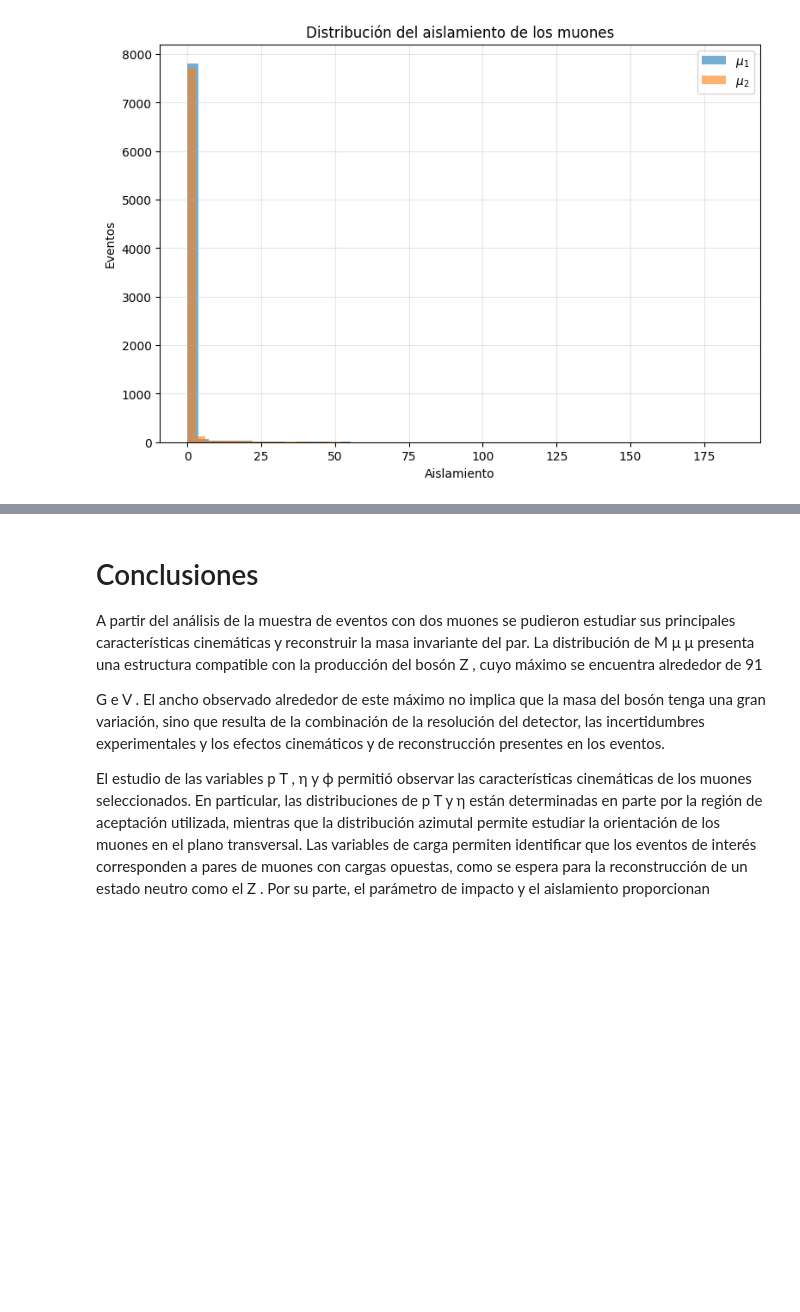
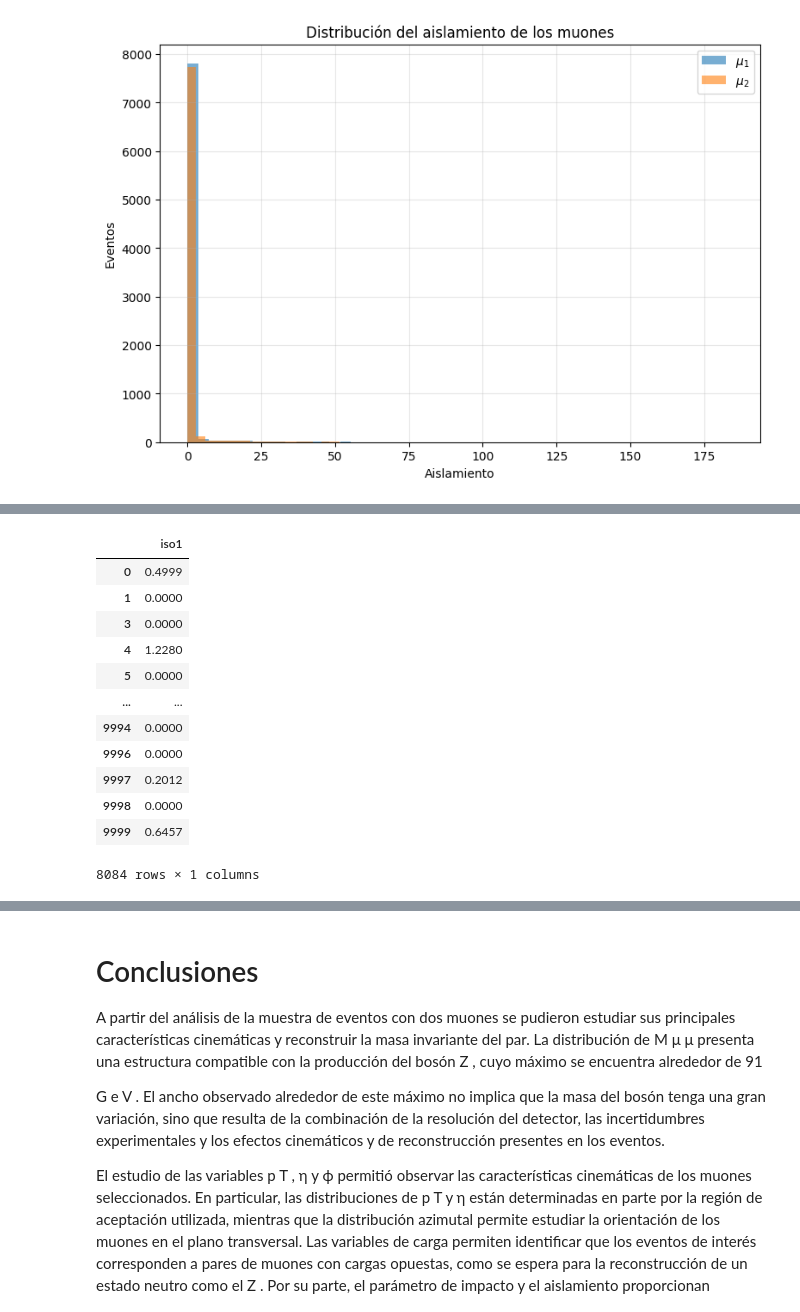
Before and after one commit to YatzyOmg/Particle-Physics, a Jupyter notebook: Reconstrucción_de_la_masa_invariante_de_un_par_de_muones.ipynb, the cells around one changed output, grey strips where cells are left out. Cells and saved outputs as stored; diff of their text form; code cells hidden in the pictures; blank space fills up the shorter version.

```diff
--- a/Reconstrucción_de_la_masa_invariante_de_un_par_de_muones.ipynb
+++ b/Reconstrucción_de_la_masa_invariante_de_un_par_de_muones.ipynb
@@ -275,0 +288,16 @@ plt.show()
+# %%
+df_sel[["iso1"]]
+# %% [output]
+|  | iso1 |
+| 0 | 0.4999 |
+| 1 | 0.0000 |
+| 3 | 0.0000 |
+| 4 | 1.2280 |
+| 5 | 0.0000 |
+| ... | ... |
+| 9994 | 0.0000 |
+| 9996 | 0.0000 |
+| 9997 | 0.2012 |
+| 9998 | 0.0000 |
+| 9999 | 0.6457 |
+8084 rows × 1 columns
```
Also changed, not shown: parts of 4 cells of this notebook.
